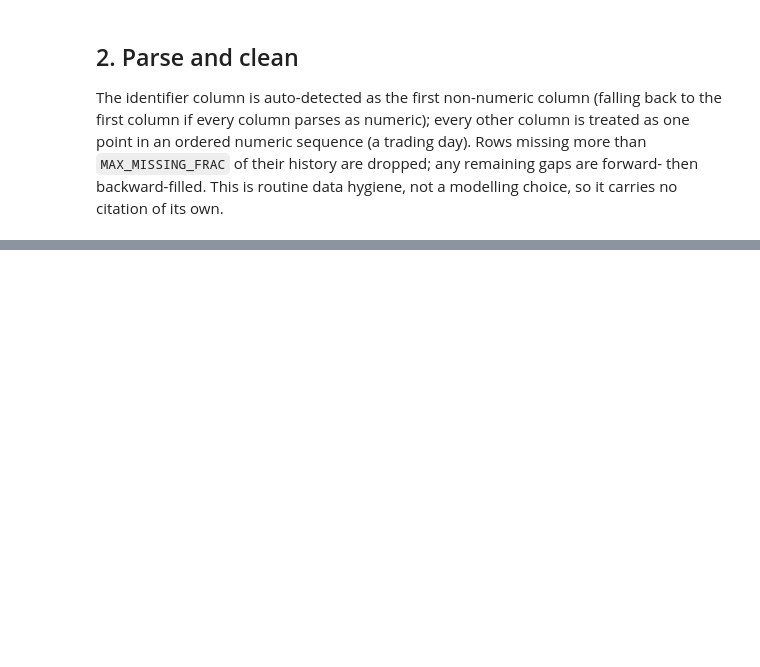
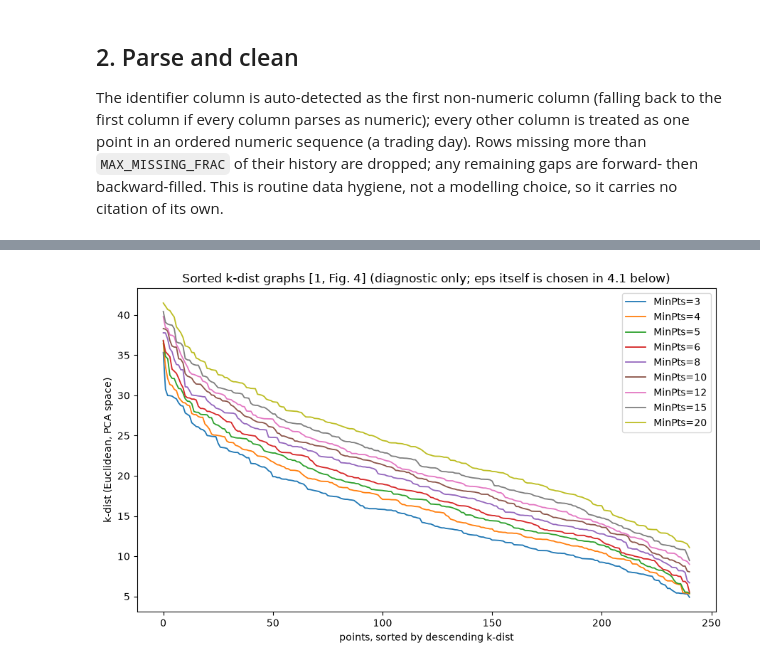
Before and after one commit to divyalakshmiram7-pixel/ERP-Unsupervised-Machine-Learning-for-Discovering-Patterns-in-Stock-Price-Movement., a Jupyter notebook: DBSCAN_colab.ipynb, the cells around one changed output, grey strips where cells are left out. Cells and saved outputs as stored; diff of their text form; code cells hidden in the pictures; blank space fills up the shorter version.

```diff
--- a/DBSCAN_colab.ipynb
+++ b/DBSCAN_colab.ipynb
@@ -648,0 +216,21 @@ plt.show()
+# %%
+MINPTS_CANDIDATES = [3, 4, 5, 6, 8, 10, 12, 15, 20]
+NOISE_PCT_CANDIDATES = [1, 2, 5, 10, 15, 20, 25, 30, 35, 40, 50]
+
+nbrs_cache = {}
+for k in MINPTS_CANDIDATES:
+    nn = NearestNeighbors(n_neighbors=k, metric="euclidean").fit(X_pca)
+    dist, _ = nn.kneighbors(X_pca)
+    nbrs_cache[k] = np.sort(dist[:, -1])[::-1]      # k-dist, sorted descending (paper Fig. 4)
+
+fig, ax = plt.subplots(figsize=(9, 5.5))
+for k in MINPTS_CANDIDATES:
+    ax.plot(np.arange(len(nbrs_cache[k])), nbrs_cache[k], lw=1.3, label=f"MinPts={k}")
+ax.set_xlabel("points, sorted by descending k-dist")
+ax.set_ylabel("k-dist (Euclidean, PCA space)")
+ax.set_title("Sorted k-dist graphs [1, Fig. 4] (diagnostic only; eps itself is chosen in 4.1 below)")
+ax.legend()
+plt.tight_layout()
+plt.show()
+# %% [output]
+[figure, added]
```
Also changed, not shown: parts of 45 cells of this notebook.
